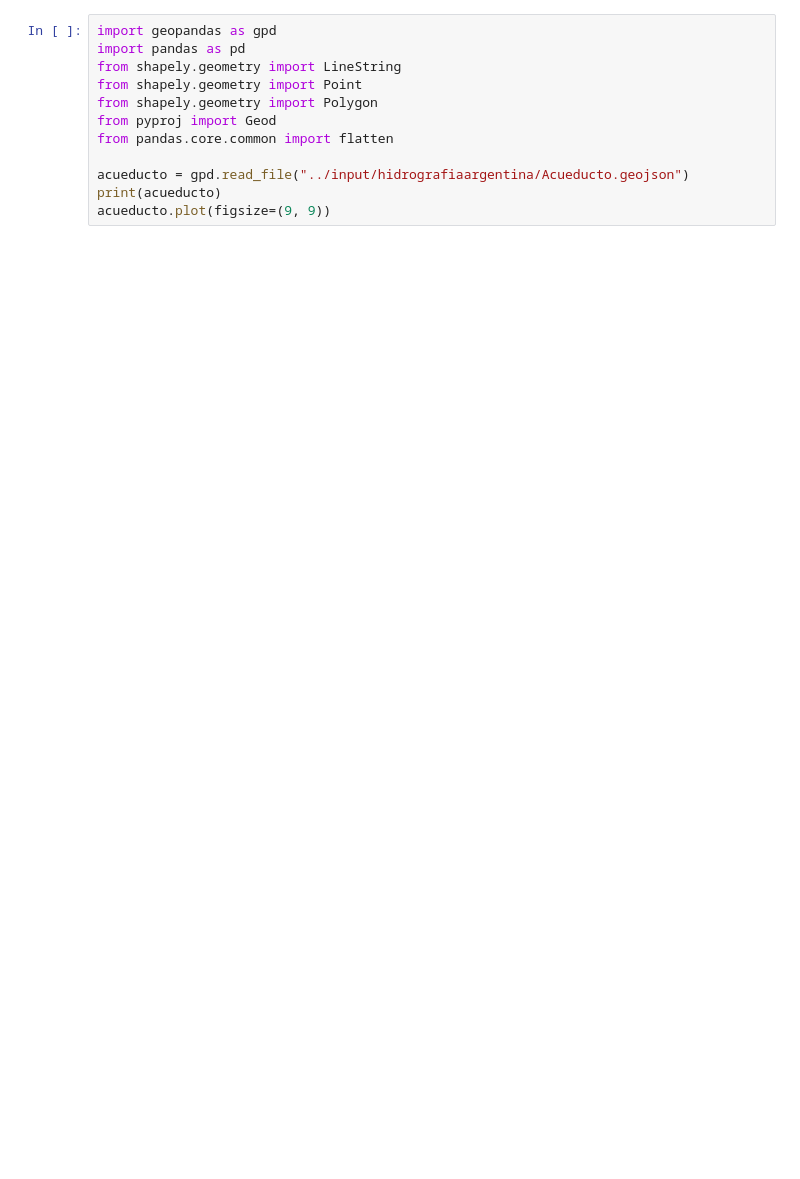
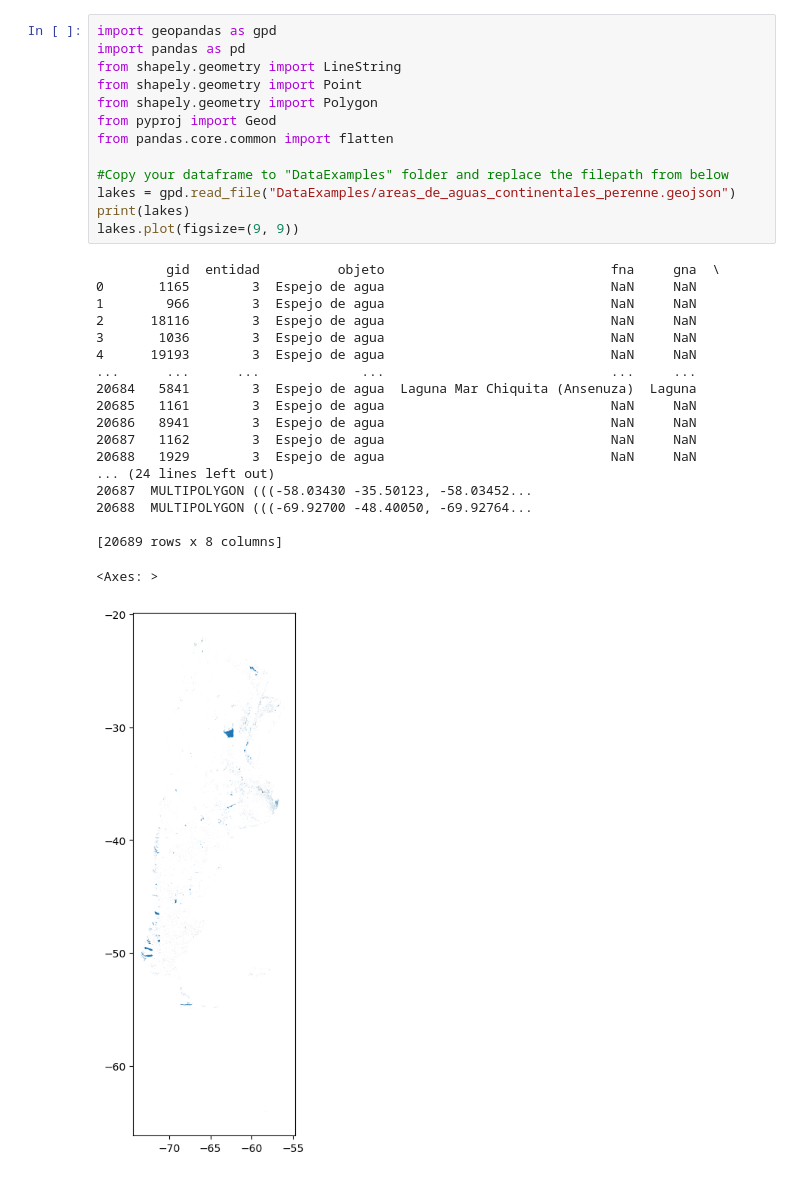
Before and after one commit to LattanzioB/CoastlineGenerator, a Jupyter notebook: coastlinecellsgenerator.ipynb, the cells around one changed output. Drawn from its saved outputs; the diff is of its cells as text; blank space fills up the shorter version.

```diff
--- a/coastlinecellsgenerator.ipynb
+++ b/coastlinecellsgenerator.ipynb
@@ -1,15 +1,36 @@
 # %%
 import geopandas as gpd
 import pandas as pd
 from shapely.geometry import LineString
 from shapely.geometry import Point
 from shapely.geometry import Polygon
 from pyproj import Geod
 from pandas.core.common import flatten
 
-acueducto = gpd.read_file("../input/hidrografiaargentina/Acueducto.geojson")
-print(acueducto)
-acueducto.plot(figsize=(9, 9))
+#Copy your dataframe to "DataExamples" folder and replace the filepath from below
+lakes = gpd.read_file("DataExamples/areas_de_aguas_continentales_perenne.geojson")
+print(lakes)
+lakes.plot(figsize=(9, 9))
+# %% [output]
+         gid  entidad          objeto                             fna     gna  \
+0       1165        3  Espejo de agua                             NaN     NaN
+1        966        3  Espejo de agua                             NaN     NaN
+2      18116        3  Espejo de agua                             NaN     NaN
+3       1036        3  Espejo de agua                             NaN     NaN
+4      19193        3  Espejo de agua                             NaN     NaN
+...      ...      ...             ...                             ...     ...
+20684   5841        3  Espejo de agua  Laguna Mar Chiquita (Ansenuza)  Laguna
+20685   1161        3  Espejo de agua                             NaN     NaN
+20686   8941        3  Espejo de agua                             NaN     NaN
+20687   1162        3  Espejo de agua                             NaN     NaN
+20688   1929        3  Espejo de agua                             NaN     NaN
+... (24 lines left out)
+20687  MULTIPOLYGON (((-58.03430 -35.50123, -58.03452...
+20688  MULTIPOLYGON (((-69.92700 -48.40050, -69.92764...
+
+[20689 rows x 8 columns]
+<Axes: >
+[figure, added]
 # %%
 class Gridifier:
 
```
Also changed, not shown: parts of 11 cells of this notebook, 6 other files.
